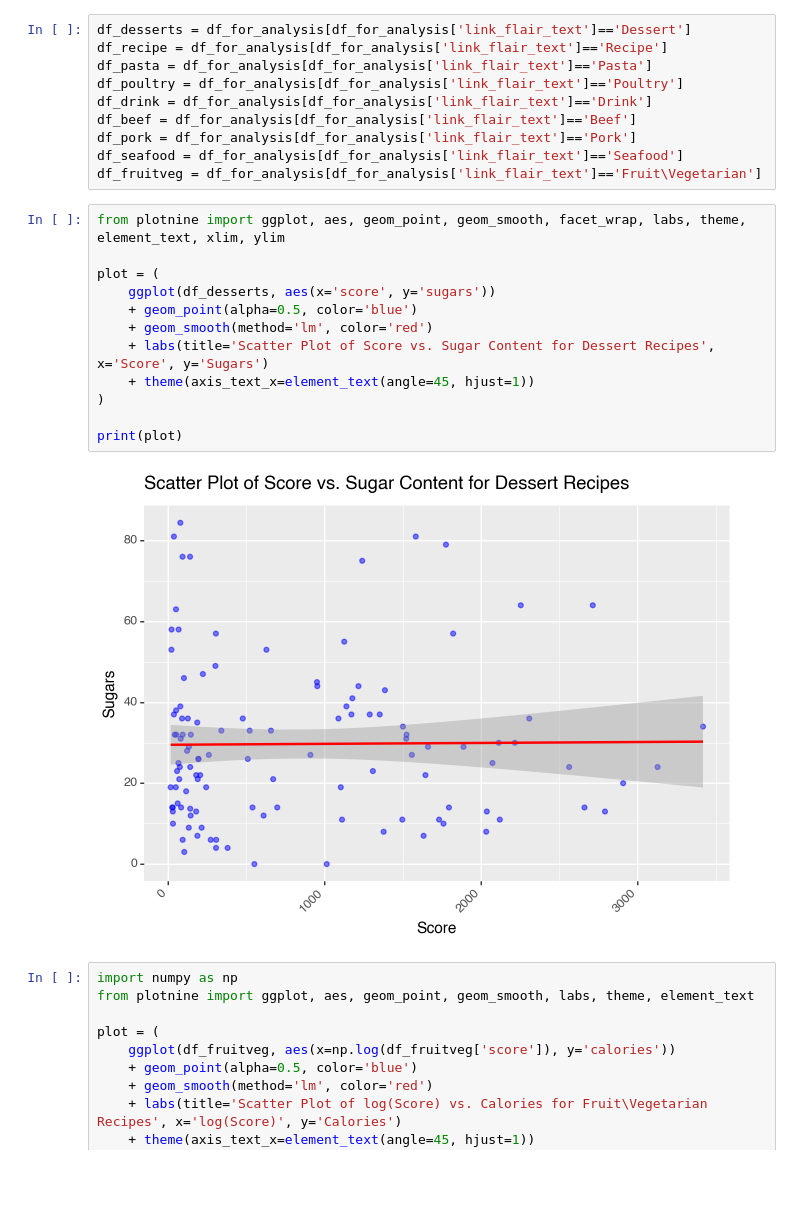
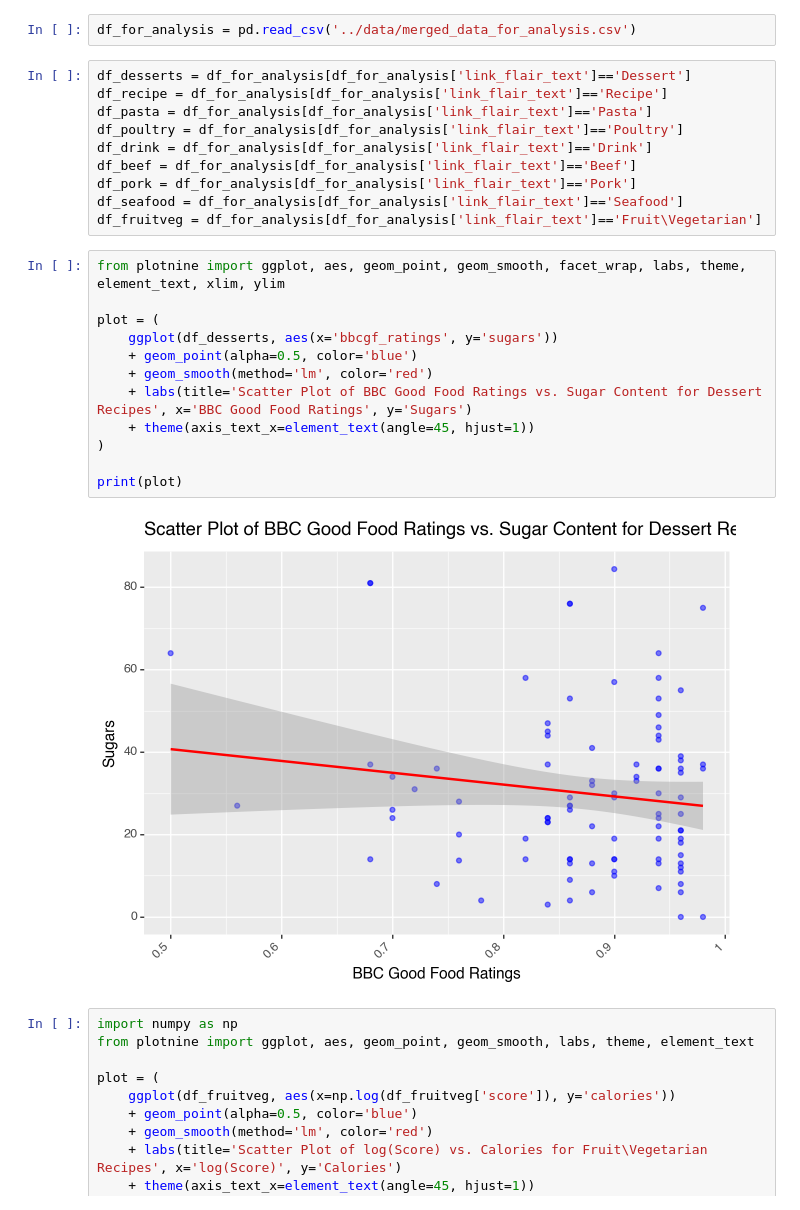
Before and after one commit to lse-ds105/ds105a-project-chadgpt, a Jupyter notebook: notebooks/04 Tests for Cosine Similarity.ipynb, the cells around one changed output. Cells and saved outputs as stored; diff of their text form; blank space fills up the shorter version.

```diff
--- a/notebooks/04 Tests for Cosine Similarity.ipynb
+++ b/notebooks/04 Tests for Cosine Similarity.ipynb
@@ -210,6 +210,8 @@ len(df_for_analysis)
 df_for_analysis.to_csv('../data/merged_data_for_analysis.csv', index=False)
 # %% [markdown]
 ## Analysis of merged Reddit and BBC Good Food data
+# %%
+df_for_analysis = pd.read_csv('../data/merged_data_for_analysis.csv')
 # %%
 df_desserts = df_for_analysis[df_for_analysis['link_flair_text']=='Dessert']
 df_recipe = df_for_analysis[df_for_analysis['link_flair_text']=='Recipe']
@@ -223,17 +225,17 @@ df_fruitveg = df_for_analysis[df_for_analysis['link_flair_text']=='Fruit\Vegetar
 # %%
 from plotnine import ggplot, aes, geom_point, geom_smooth, facet_wrap, labs, theme, element_text, xlim, ylim
 
 plot = (
-    ggplot(df_desserts, aes(x='score', y='sugars'))
+    ggplot(df_desserts, aes(x='bbcgf_ratings', y='sugars'))
     + geom_point(alpha=0.5, color='blue')
     + geom_smooth(method='lm', color='red')
-    + labs(title='Scatter Plot of Score vs. Sugar Content for Dessert Recipes', x='Score', y='Sugars')
+    + labs(title='Scatter Plot of BBC Good Food Ratings vs. Sugar Content for Dessert Recipes', x='BBC Good Food Ratings', y='Sugars')
     + theme(axis_text_x=element_text(angle=45, hjust=1))
 )
 
 print(plot)
 # %% [output]
-[figure, old version]
+[figure, new version]
 # %%
 import numpy as np
 from plotnine import ggplot, aes, geom_point, geom_smooth, labs, theme, element_text
```
Also changed, not shown: parts of 1 cell of this notebook.
